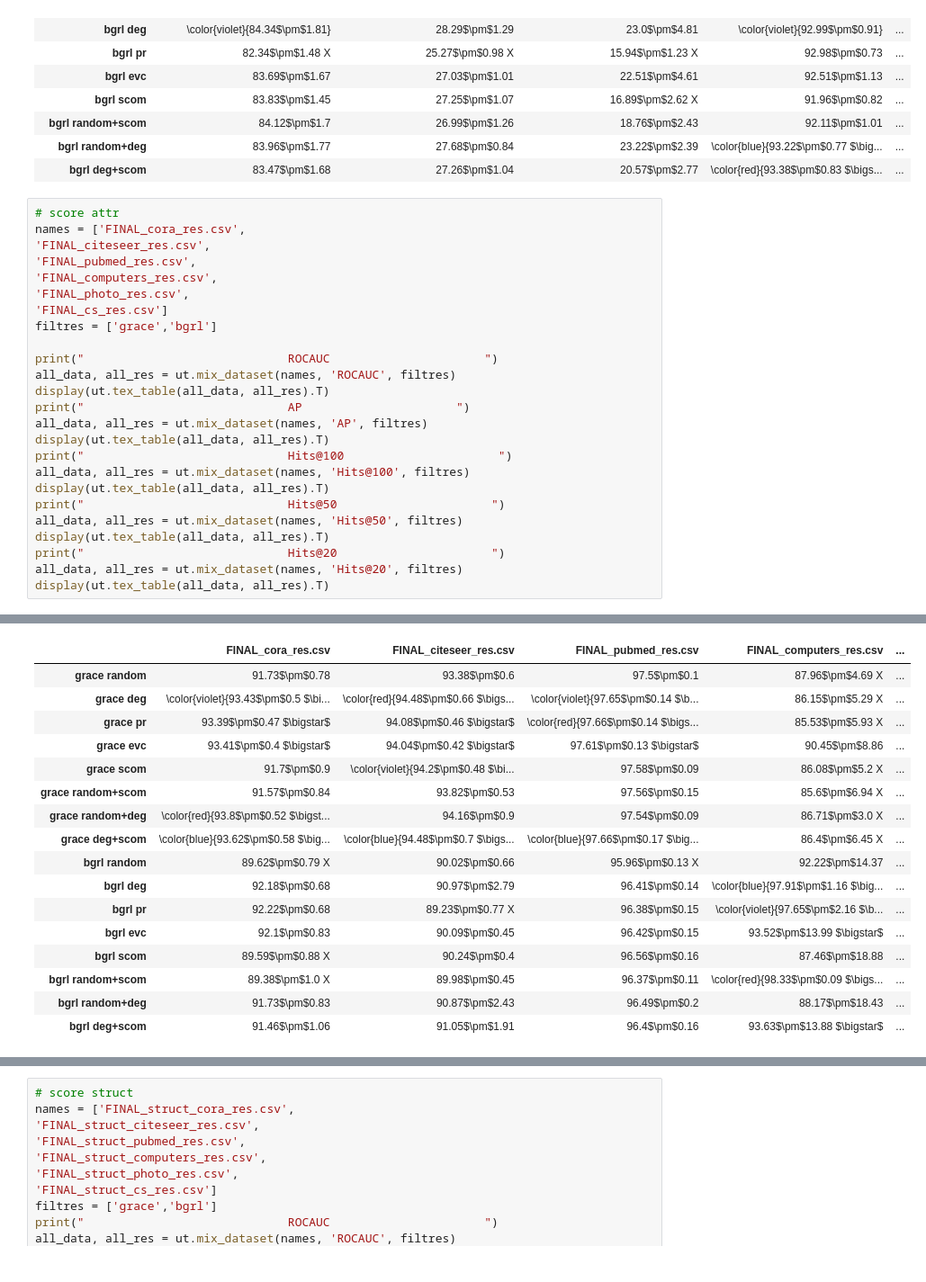
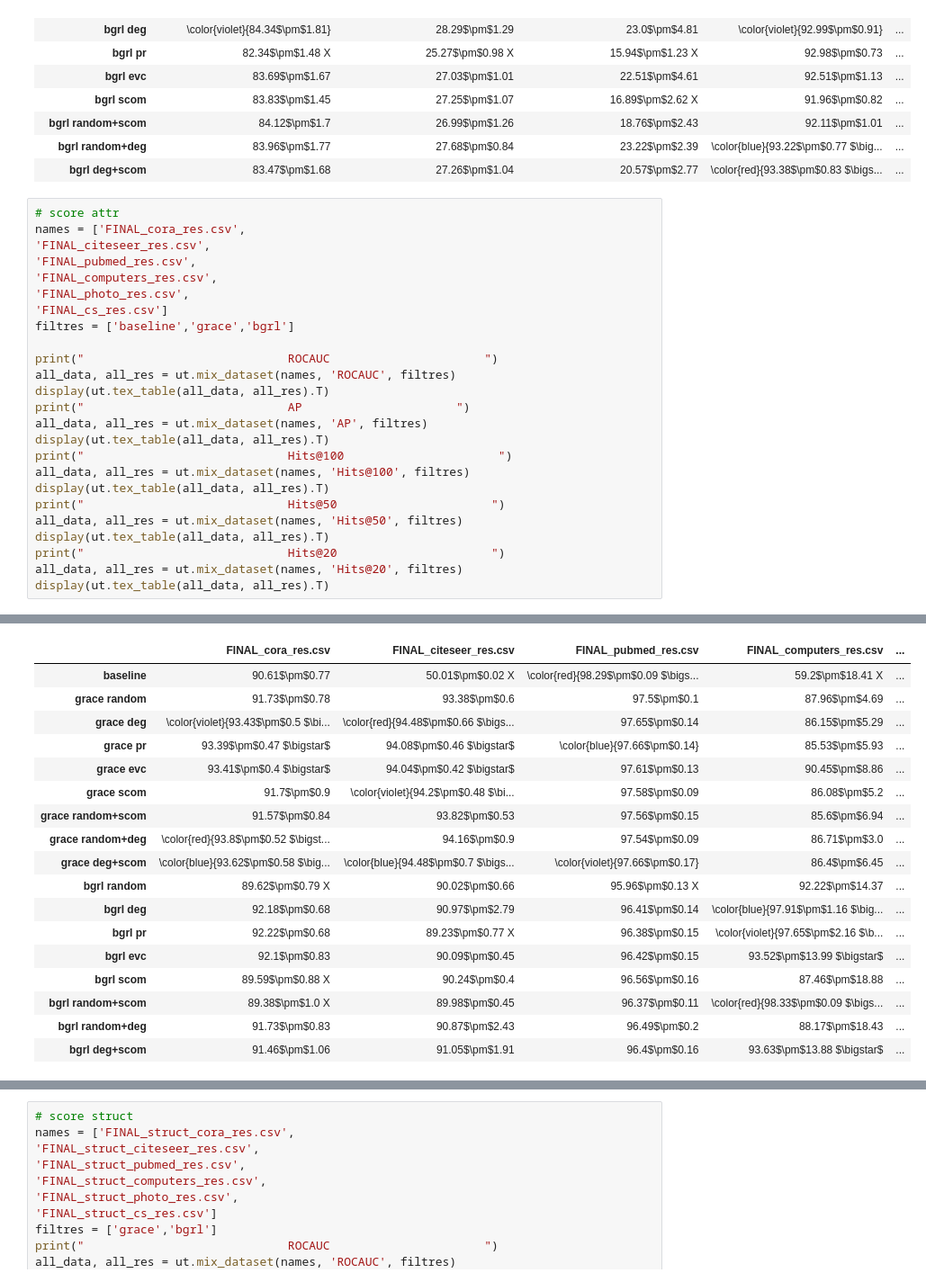
Before and after one commit to valentincuzin/GCL-Link-Prediction, a Jupyter notebook: New/output/Final_analysis.ipynb, the cells around one changed output, grey strips where cells are left out. Shown at 90% size. Drawn from its saved outputs; the diff is of its cells as text.

```diff
--- a/New/output/Final_analysis.ipynb
+++ b/New/output/Final_analysis.ipynb
@@ -250,7 +250,7 @@ names = ['FINAL_cora_res.csv',
 'FINAL_computers_res.csv',
 'FINAL_photo_res.csv',
 'FINAL_cs_res.csv']
-filtres = ['grace','bgrl']
+filtres = ['baseline','grace','bgrl']
 
 print("                             ROCAUC                      ")
 all_data, all_res = ut.mix_dataset(names, 'ROCAUC', filtres)
@@ -284,16 +284,17 @@ grace random+scom & 91.57$\pm$0.84 & 93.82$\pm$0.53 & 97.56$\pm$0.15 & 85.6$\pm$
 \bottomrule
 \end{tabular}
 
 }
 |  | FINAL_cora_res.csv | FINAL_citeseer_res.csv | FINAL_pubmed_res.csv | FINAL_computers_res.csv | ... |
-| grace random | 91.73$\pm$0.78 | 93.38$\pm$0.6 | 97.5$\pm$0.1 | 87.96$\pm$4.69 X | ... |
-| grace deg | \color{violet}{93.43$\pm$0.5 $\bi... | \color{red}{94.48$\pm$0.66 $\bigs... | \color{violet}{97.65$\pm$0.14 $\b... | 86.15$\pm$5.29 X | ... |
-| grace pr | 93.39$\pm$0.47 $\bigstar$ | 94.08$\pm$0.46 $\bigstar$ | \color{red}{97.66$\pm$0.14 $\bigs... | 85.53$\pm$5.93 X | ... |
-| grace evc | 93.41$\pm$0.4 $\bigstar$ | 94.04$\pm$0.42 $\bigstar$ | 97.61$\pm$0.13 $\bigstar$ | 90.45$\pm$8.86 | ... |
-| grace scom | 91.7$\pm$0.9 | \color{violet}{94.2$\pm$0.48 $\bi... | 97.58$\pm$0.09 | 86.08$\pm$5.2 X | ... |
-| grace random+scom | 91.57$\pm$0.84 | 93.82$\pm$0.53 | 97.56$\pm$0.15 | 85.6$\pm$6.94 X | ... |
-| grace random+deg | \color{red}{93.8$\pm$0.52 $\bigst... | 94.16$\pm$0.9 | 97.54$\pm$0.09 | 86.71$\pm$3.0 X | ... |
-| grace deg+scom | \color{blue}{93.62$\pm$0.58 $\big... | \color{blue}{94.48$\pm$0.7 $\bigs... | \color{blue}{97.66$\pm$0.17 $\big... | 86.4$\pm$6.45 X | ... |
+| baseline | 90.61$\pm$0.77 | 50.01$\pm$0.02 X | \color{red}{98.29$\pm$0.09 $\bigs... | 59.2$\pm$18.41 X | ... |
+| grace random | 91.73$\pm$0.78 | 93.38$\pm$0.6 | 97.5$\pm$0.1 | 87.96$\pm$4.69 | ... |
+| grace deg | \color{violet}{93.43$\pm$0.5 $\bi... | \color{red}{94.48$\pm$0.66 $\bigs... | 97.65$\pm$0.14 | 86.15$\pm$5.29 | ... |
+| grace pr | 93.39$\pm$0.47 $\bigstar$ | 94.08$\pm$0.46 $\bigstar$ | \color{blue}{97.66$\pm$0.14} | 85.53$\pm$5.93 | ... |
+| grace evc | 93.41$\pm$0.4 $\bigstar$ | 94.04$\pm$0.42 $\bigstar$ | 97.61$\pm$0.13 | 90.45$\pm$8.86 | ... |
+| grace scom | 91.7$\pm$0.9 | \color{violet}{94.2$\pm$0.48 $\bi... | 97.58$\pm$0.09 | 86.08$\pm$5.2 | ... |
+| grace random+scom | 91.57$\pm$0.84 | 93.82$\pm$0.53 | 97.56$\pm$0.15 | 85.6$\pm$6.94 | ... |
+| grace random+deg | \color{red}{93.8$\pm$0.52 $\bigst... | 94.16$\pm$0.9 | 97.54$\pm$0.09 | 86.71$\pm$3.0 | ... |
+| grace deg+scom | \color{blue}{93.62$\pm$0.58 $\big... | \color{blue}{94.48$\pm$0.7 $\bigs... | \color{violet}{97.66$\pm$0.17} | 86.4$\pm$6.45 | ... |
 | bgrl random | 89.62$\pm$0.79 X | 90.02$\pm$0.66 | 95.96$\pm$0.13 X | 92.22$\pm$14.37 | ... |
 | bgrl deg | 92.18$\pm$0.68 | 90.97$\pm$2.79 | 96.41$\pm$0.14 | \color{blue}{97.91$\pm$1.16 $\big... | ... |
 | bgrl pr | 92.22$\pm$0.68 | 89.23$\pm$0.77 X | 96.38$\pm$0.15 | \color{violet}{97.65$\pm$2.16 $\b... | ... |
```
Also changed, not shown: parts of 2 cells of this notebook, 48 other files.
